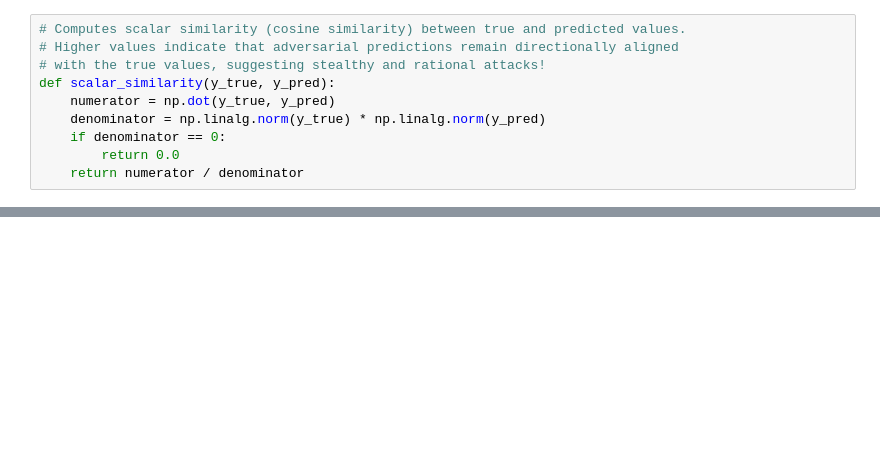
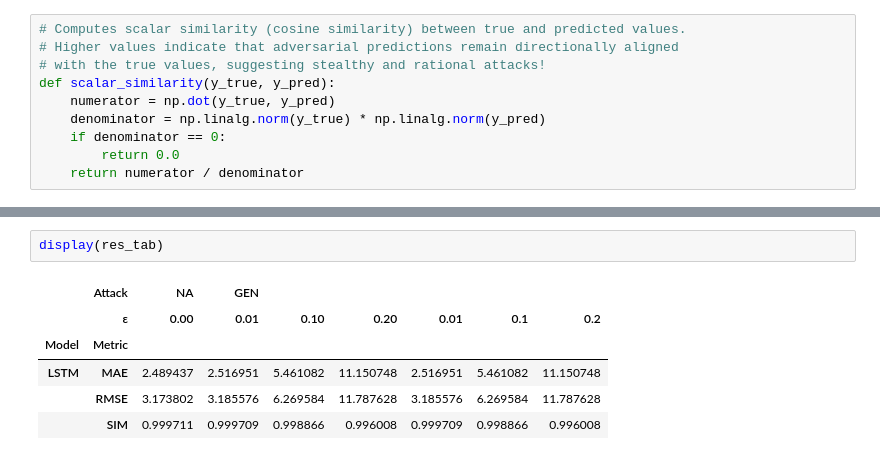
Before and after one commit to Samy-Annasri/backcasting-for-adversarial-attacks-on-time-series, a Jupyter notebook: genetic_algorithm_adv.ipynb, the cells around one changed output, grey strips where cells are left out. Drawn from its saved outputs; the diff is of its cells as text; blank space fills up the shorter version.

```diff
--- a/genetic_algorithm_adv.ipynb
+++ b/genetic_algorithm_adv.ipynb
@@ -121,0 +208,9 @@ LSTM | NA – Epsilon 0.00 – MAE: 2.7858 | SIM: 0.9997
+# %%
+display(res_tab)
+# %% [output]
+|  | Attack | NA | GEN |  |  |  |  |  |
+|  | ε | 0.00 | 0.01 | 0.10 | 0.20 | 0.01 | 0.1 | 0.2 |
+| Model | Metric |  |  |  |  |  |  |  |
+| LSTM | MAE | 2.489437 | 2.516951 | 5.461082 | 11.150748 | 2.516951 | 5.461082 | 11.150748 |
+|  | RMSE | 3.173802 | 3.185576 | 6.269584 | 11.787628 | 3.185576 | 6.269584 | 11.787628 |
+|  | SIM | 0.999711 | 0.999709 | 0.998866 | 0.996008 | 0.999709 | 0.998866 | 0.996008 |
```
Also changed, not shown: parts of 7 cells of this notebook.
